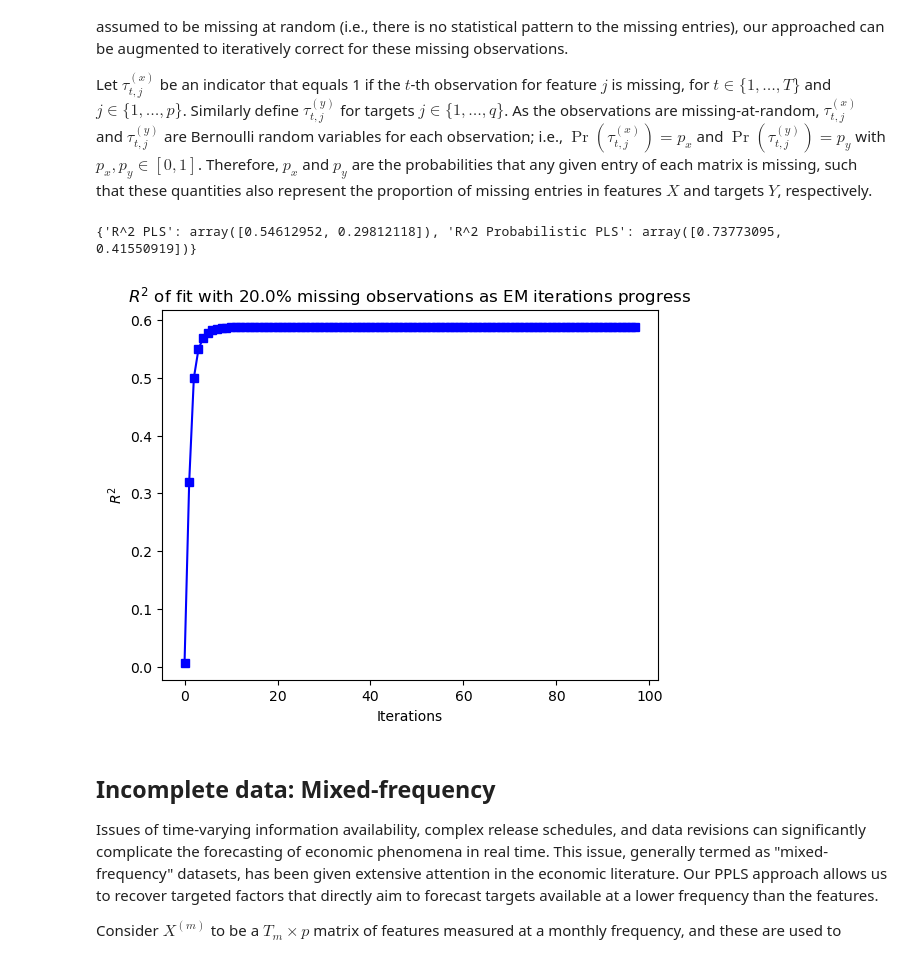
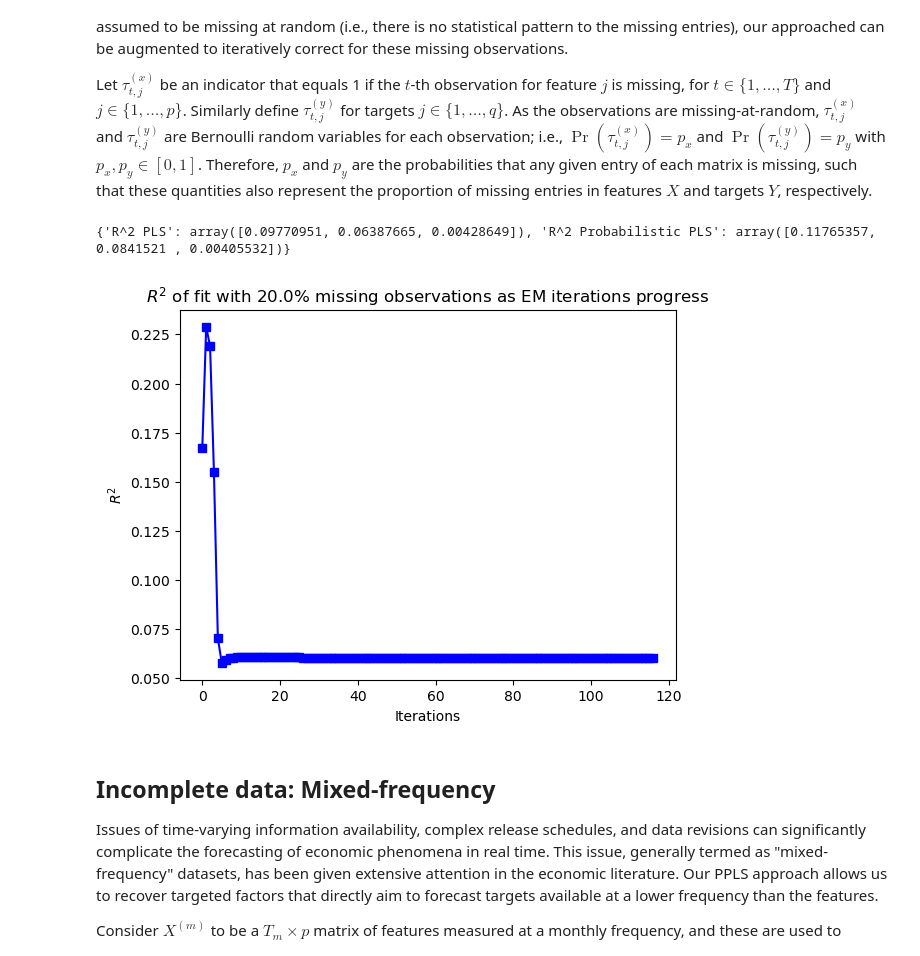
Before and after one commit to smonto2/PTFA, a Jupyter notebook: python_package/src/ppls/example.ipynb, the cells around one changed output. Drawn from its saved outputs; the diff is of its cells as text; code cells hidden in the pictures.

```diff
--- a/python_package/src/ppls/example.ipynb
+++ b/python_package/src/ppls/example.ipynb
@@ -61,12 +61,12 @@ def generate_data_simple(T, p, q, k, sigma_x, sigma_y, seed_value=None):
     return X, Y, F, P, Q
 
 # Simulation control parameters
-n, p, q, k = 1000, 10, 2, 1
+T, p, q, k = 1000, 10, 3, 2
 true_sigma_x, true_sigma_y = 1.0, 1.0
 seed_value = None
 
 # Generate synthetic data using the provided function
-X, Y, T, P_true, Q_true = generate_data_simple(n, p, q, k, true_sigma_x, true_sigma_y, seed_value)
+X, Y, F, P_true, Q_true = generate_data_simple(T, p, q, k, true_sigma_x, true_sigma_y, seed_value)
 
 # Apply PLS regression
 pls = PLSRegression(n_components=k)
@@ -286,7 +212,6 @@ def generate_data_missingatrandom(T, p, q, k, sigma_x, sigma_y,
     return X, Y, F, P, Q
 
 # Simulation control parameters
-T, p, q, k = 1000, 10, 2, 1
 true_sigma_x, true_sigma_y = 1.0, 1.0
 proportion = 0.2
 seed_value = None
@@ -297,35 +222,35 @@ X, Y, F, P_true, Q_true = generate_data_missingatrandom(T, p, q, k, true_sigma_x
 # Apply PLS regression (after imputation)
 X_missing_indices = np.isnan(X)
 X_imputed = np.copy(X)
 X_imputed[X_missing_indices] = 0.0
 Y_missing_indices = np.isnan(Y)
 Y_imputed = np.copy(Y)
 Y_imputed[Y_missing_indices] = 0.0
 pls = PLSRegression(n_components=k)
 pls.fit(X_imputed, Y_imputed)
 Y_fitted_pls_missing = pls.predict(X_imputed)
 
 # Apply our PPLS EM method
 ppls_missing = ppls.ProbabilisticPLS_Missing(n_components=k)
 ppls_missing.fit(X, Y, standardize = False, track_r2 = True)
 Y_fitted_ppls_missing = ppls_missing.fitted(X, Y, standardize = False)
 
 # Compute R-squared for both models and compare them
 r2_pls = r2_score(Y, Y_fitted_pls_missing, multioutput = "raw_values")
 r2_ppls_missing = r2_score(Y, Y_fitted_ppls_missing, multioutput = "raw_values")
 r2_results = {"R^2 PLS": r2_pls, "R^2 Probabilistic PLS": r2_ppls_missing}
 print(r2_results)
 
 # Plot path of R-squared
 plt.figure()
 plt.plot(ppls_missing.r2_array, "s-b")
 plt.title("$R^2$ of fit with " + str(100*proportion) + "% missing observations as EM iterations progress")
 plt.xlabel("Iterations")
 plt.ylabel("$R^2$")
 plt.show()
 # %% [output]
-{'R^2 PLS': array([0.54612952, 0.29812118]), 'R^2 Probabilistic PLS': array([0.73773095, 0.41550919])}
+{'R^2 PLS': array([0.09770951, 0.06387665, 0.00428649]), 'R^2 Probabilistic PLS': array([0.11765357, 0.0841521 , 0.00405532])}
-[figure, old version]
+[figure, new version]
 # %% [markdown]
 ## Incomplete data: Mixed-frequency
 Issues of time-varying information availability, complex release schedules, and data revisions can significantly complicate the forecasting of economic phenomena in real time. This issue, generally termed as "mixed-frequency" datasets, has been given extensive attention in the economic literature. Our PPLS approach allows us to recover targeted factors that directly aim to forecast targets available at a lower frequency than the features.
```
Also changed, not shown: parts of 9 cells of this notebook.
